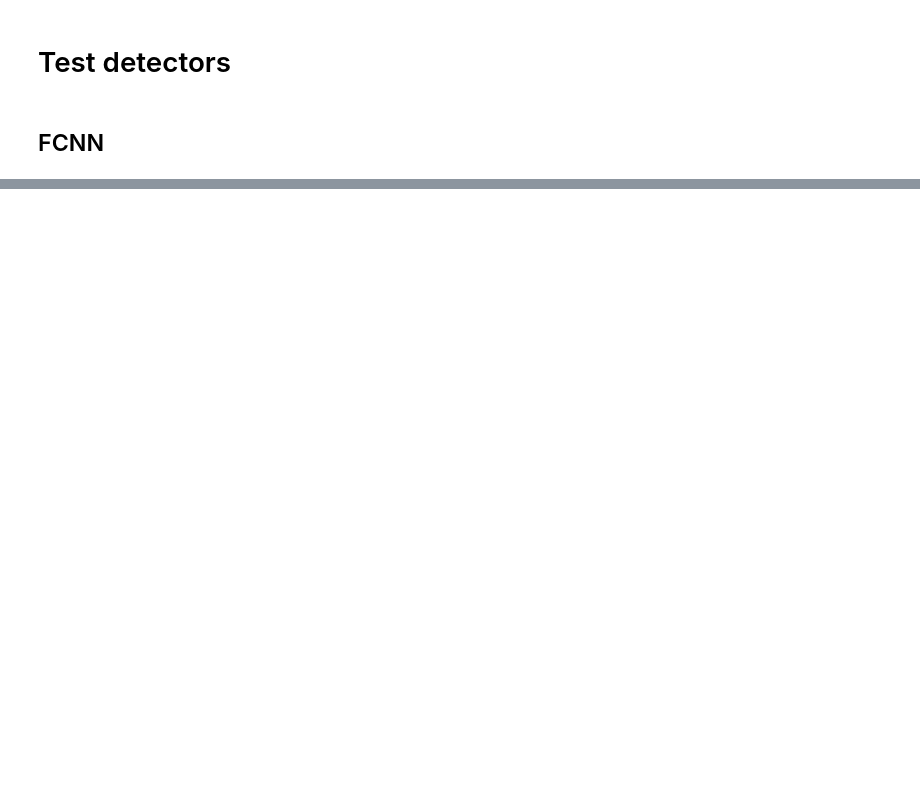
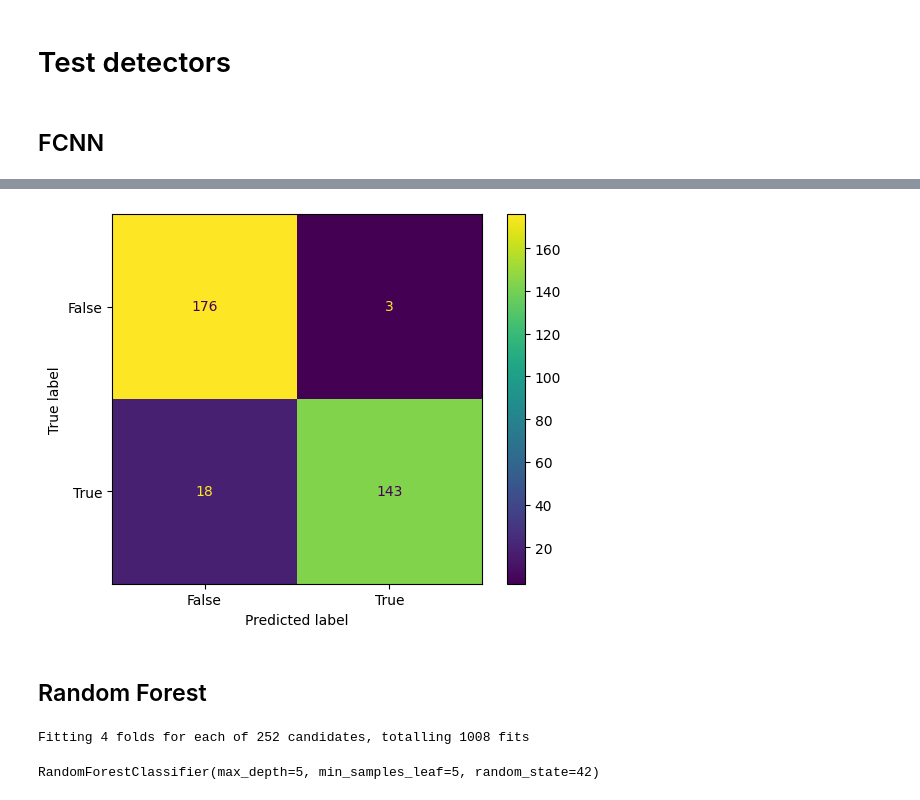
Before and after one commit to stratosphereips/ml-detectors-ctu-50, a Jupyter notebook: ctu-50-deteciton1.ipynb, the cells around one changed output, grey strips where cells are left out. Saved outputs shown, nothing was run; the diff lists cells and outputs as text; code cells hidden in the pictures; blank space fills up the shorter version.

```diff
--- a/ctu-50-deteciton1.ipynb
+++ b/ctu-50-deteciton1.ipynb
@@ -614,0 +664,3 @@ def robust_scaling(df, ignore=[]):
+# %%
+# drop unused columns
+strat_temp.drop(columns=['index', 'proto', 'day', 'hour', 'id.orig_h', 'id.resp_h', 'id.resp_p', 'detailedlabel', 'label'], inplace=True)
@@ -700,0 +767,7 @@ dense_12 (None, 32) float32
+# %%
+# Define model
+# define the 53 architecture using Keras
+model = Sequential()
+model.add(Dense(32, input_shape=(X_train.shape[1],), activation="relu"))
+model.add(Dense(16, activation="relu"))
+model.add(Dense(1, activation="sigmoid"))
@@ -700,0 +802,13 @@ dense_12 (None, 32) float32
+# %%
+# Running MLFlow script
+with mlflow.start_run():
+    mlflow.set_experiment("Detection of CTU-50 TLS features with FCNN")
+    mlflow.set_tag('Arquitecture', 'FCNN:32:16:1')
+    mlflow.keras.autolog(log_models=True, log_input_examples=True, log_model_signatures=True)
+    model.compile(loss="binary_crossentropy", optimizer='adam', metrics=["AUC"])
+    model.fit(X_train, y_train, validation_data=(X_test, y_test), epochs=epochs, batch_size=32, shuffle=True)
+
+    # Logging training code
+    mlflow.log_artifact(local_path = './ctu-50-deteciton1.ipynb')
+
+    ComputeMetrics()
@@ -700,0 +865,6 @@ dense_12 (None, 32) float32
+# %%
+# evaluate the network
+print("[INFO] evaluating network...")
+predictions = model.predict(X_test, batch_size=32)
+binary_predictions = [1 if x>=0.5 else 0 for x in predictions]
+print(classification_report(y_test, binary_predictions, zero_division=True))
@@ -700,0 +882,12 @@ dense_12 (None, 32) float32
+# %%
+from sklearn import metrics
+import matplotlib.pyplot as plt
+
+confusion_matrix = metrics.confusion_matrix(y_test, binary_predictions)
+cm_display = metrics.ConfusionMatrixDisplay(confusion_matrix = confusion_matrix, display_labels = [False, True])
+cm_display.plot()
+plt.show()
+# %% [output]
+[figure, added]
+# %% [markdown]
+## Random Forest
@@ -700,0 +896,18 @@ dense_12 (None, 32) float32
+# %%
+params = {
+    'max_depth': [2,3,5,10,20,40,80],
+    'min_samples_leaf': [5,10,20,50,100,200],
+    'n_estimators': [10,25,30,50,100,200]
+}
+from sklearn.model_selection import GridSearchCV
+grid_search = GridSearchCV(estimator=rf,
+                           param_grid=params,
+                           cv = 4,
+                           n_jobs=-1, verbose=1, scoring="accuracy")
+grid_search.fit(X_train, y_train)
+grid_search.best_score_
+rf_best = grid_search.best_estimator_
+rf_best
+# %% [output]
+Fitting 4 folds for each of 252 candidates, totalling 1008 fits
+RandomForestClassifier(max_depth=5, min_samples_leaf=5, random_state=42)
```
Also changed, not shown: parts of 71 cells of this notebook.
